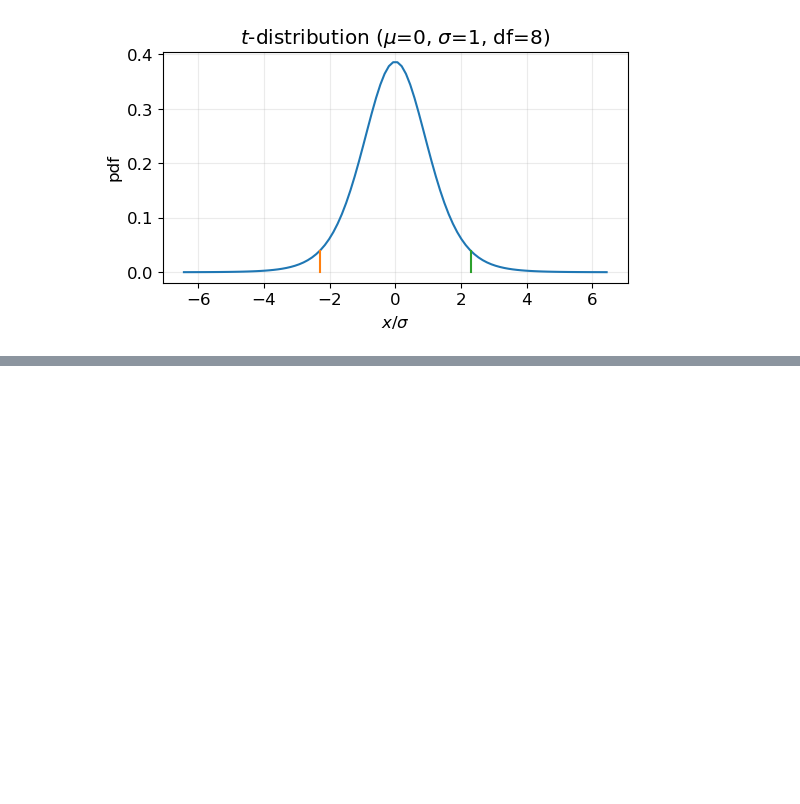
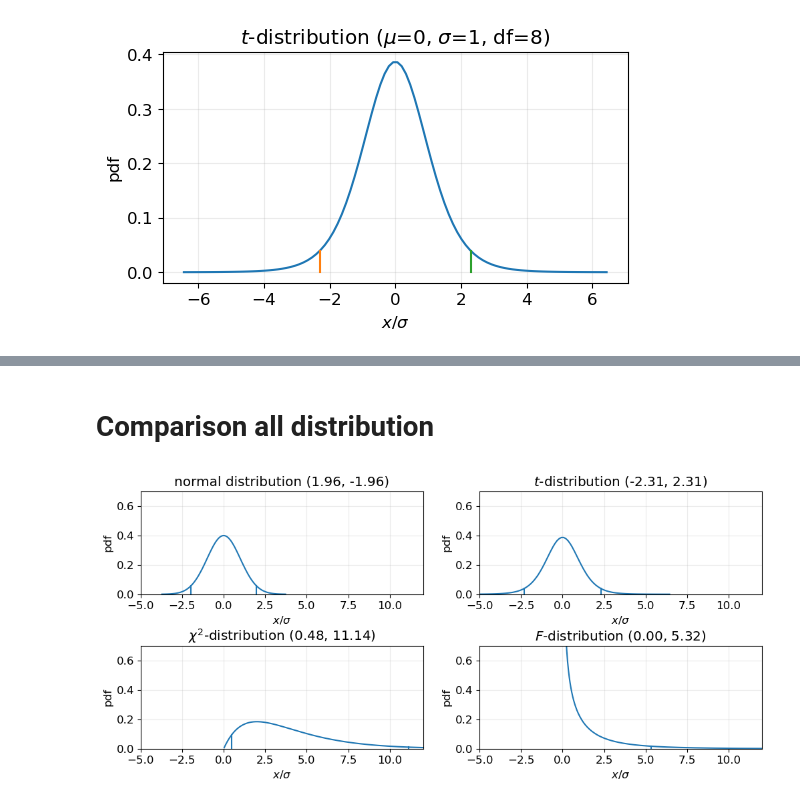
Before and after one commit to LugoBlogger/SI-201-542-forecasting-technique, a Jupyter notebook: distribution.ipynb, the cells around one changed output, grey strips where cells are left out. Drawn from its saved outputs; the diff is of its cells as text; code cells hidden in the pictures; blank space fills up the shorter version.

```diff
--- a/distribution.ipynb
+++ b/distribution.ipynb
@@ -279,0 +302,2 @@ plt.show(fig)
+# %% [markdown]
+# Comparison all distribution
@@ -279,0 +386,34 @@ plt.show(fig)
+# %%
+significance_lvl = 0.05
+num_of_samples = 10
+
+fig, axes = plt.subplots(nrows=2, ncols=2, figsize=(12, 5))
+
+bound_arr = np.empty((2, 2, 2))
+distribution_name_arr = [
+  ["normal ", "$t$-"],
+  ["$\chi^2$-", "$F$-"]]
+
+axes[0, 0], bound_arr[0, 0] = add_norm_pdf(axes[0, 0], significance_lvl=significance_lvl)
+axes[0, 1], bound_arr[0, 1] = add_t_pdf(axes[0, 1], significance_lvl=significance_lvl,
+  num_of_samples=num_of_samples)
+axes[1, 0], bound_arr[1, 0] = add_chiSq_pdf(axes[1, 0], significance_lvl=significance_lvl,
+  num_of_samples=4, n_points=1000)
+axes[1, 1], bound_arr[1, 1] = add_F_pdf(axes[1, 1], significance_lvl=significance_lvl,
+  num_of_samples=10, n_points=1000)
+
+for axes_i, bound_i, distribution_name_i in zip(axes, bound_arr, distribution_name_arr):
+  for ax, bound, distribution_name in zip(axes_i, bound_i, distribution_name_i):
+    ax.set_ylim([0, 0.7])
+    ax.set_xlim([-5, 12])
+    ax.set_xlabel(r'$x/\sigma$')
+    ax.set_ylabel("pdf")
+    ax.grid("on")
+    ax.set_title(r"{}distribution ({:.2f}, {:.2f})".format(distribution_name, bound[0], bound[1]))
+
+#ax.legend(loc="upper left", bbox_to_anchor=[1.01, 1.04])
+
+plt.subplots_adjust(hspace=0.5)
+plt.show(fig)
+# %% [output]
+[figure, added]
```
Also changed, not shown: parts of 6 cells of this notebook, 10 other files.
